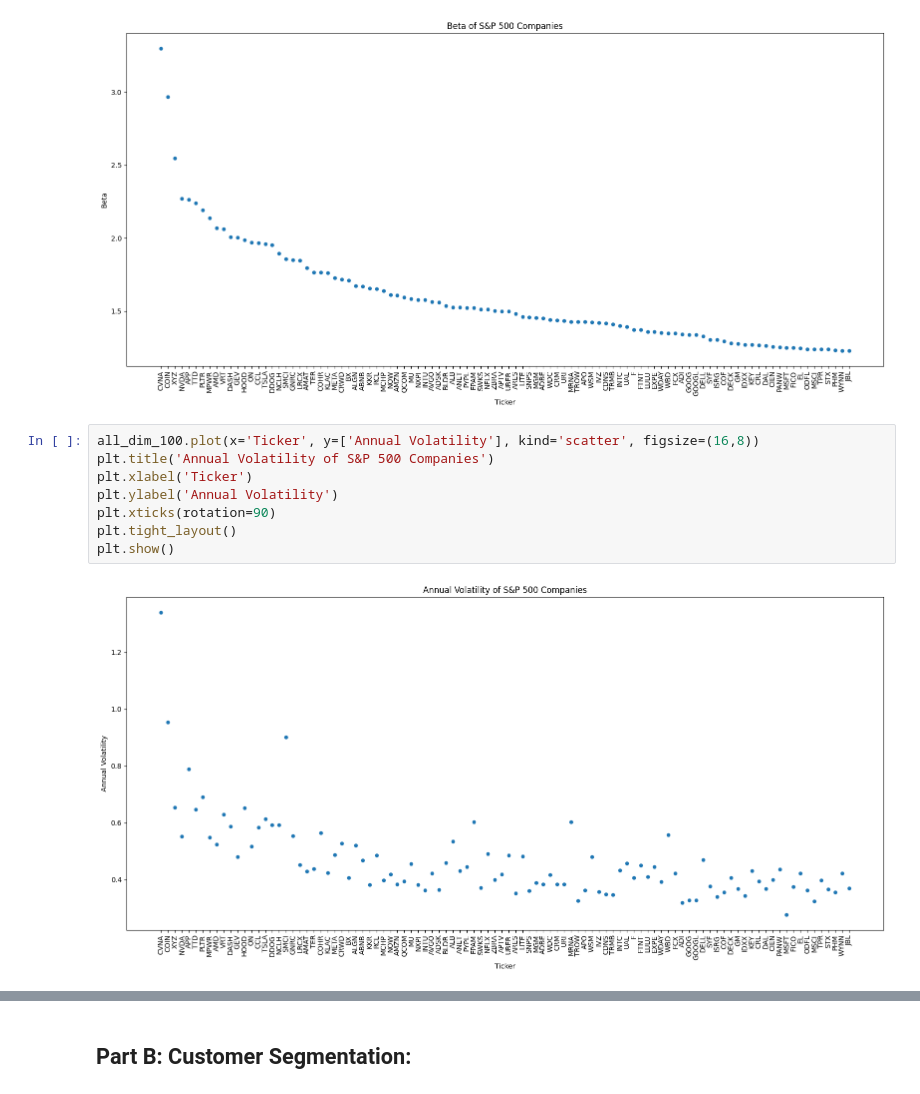
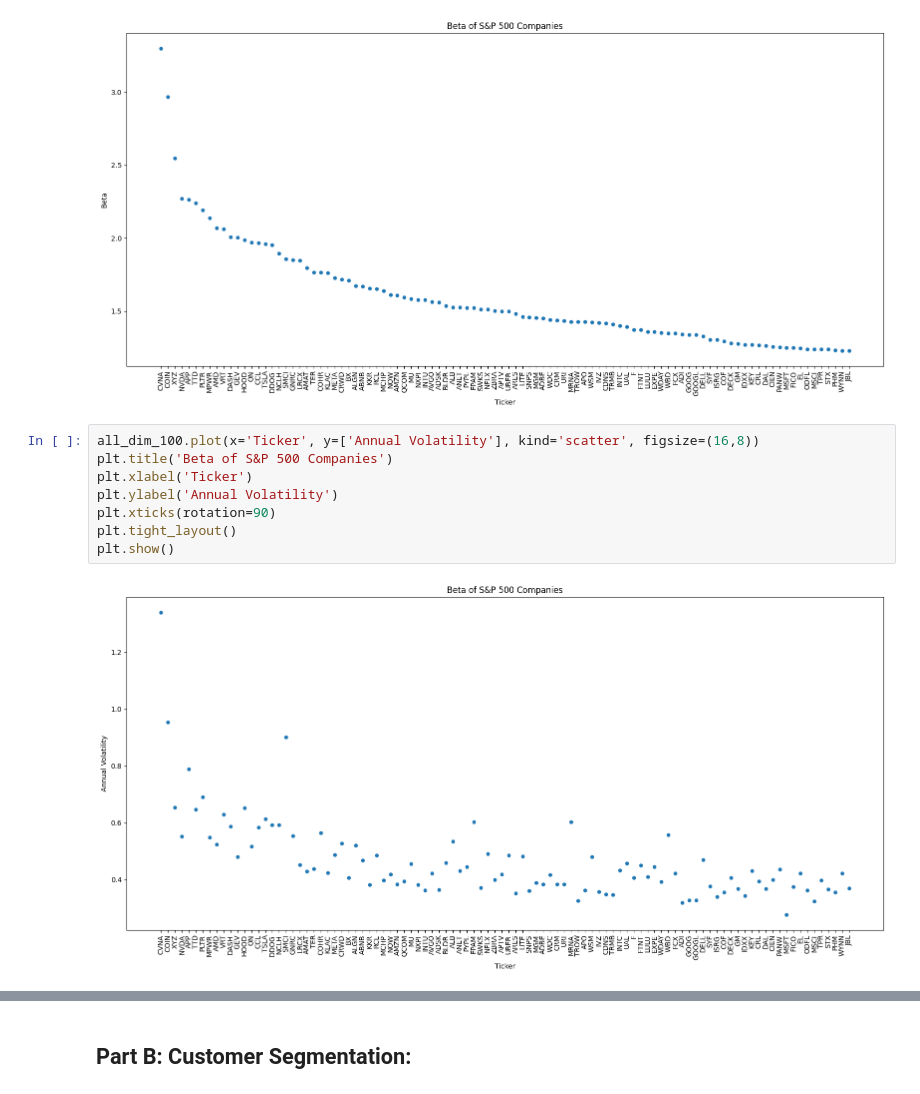
Before and after one commit to abdullaawad/Data-Warehousing-Coursework, a Jupyter notebook: DWCoursework.ipynb, the cells around one changed output, grey strips where cells are left out. Cells and saved outputs as stored; diff of their text form.

```diff
--- a/DWCoursework.ipynb
+++ b/DWCoursework.ipynb
@@ -406,13 +418,13 @@ plt.show()
 [figure]
 # %%
 all_dim_100.plot(x='Ticker', y=['Annual Volatility'], kind='scatter', figsize=(16,8))
-plt.title('Annual Volatility of S&P 500 Companies')
+plt.title('Beta of S&P 500 Companies')
 plt.xlabel('Ticker')
 plt.ylabel('Annual Volatility')
 plt.xticks(rotation=90)
 plt.tight_layout()
 plt.show()
 # %% [output]
-[figure, old version]
+[figure, new version]
 # %%
 all_dim_100.plot(x='Ticker', y=['Average Daily returns'], kind='scatter', figsize=(16,8))
```
Also changed, not shown: parts of 25 cells of this notebook.
